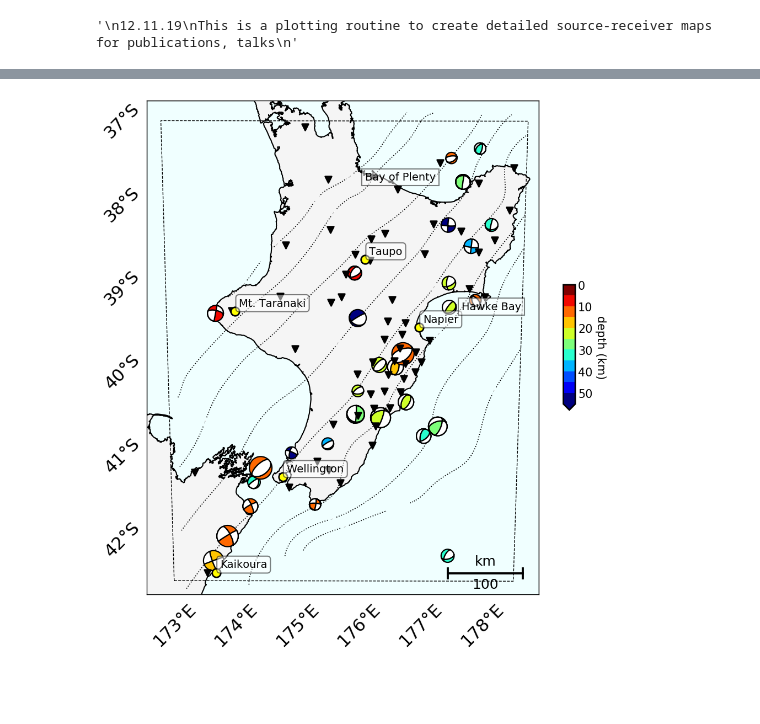
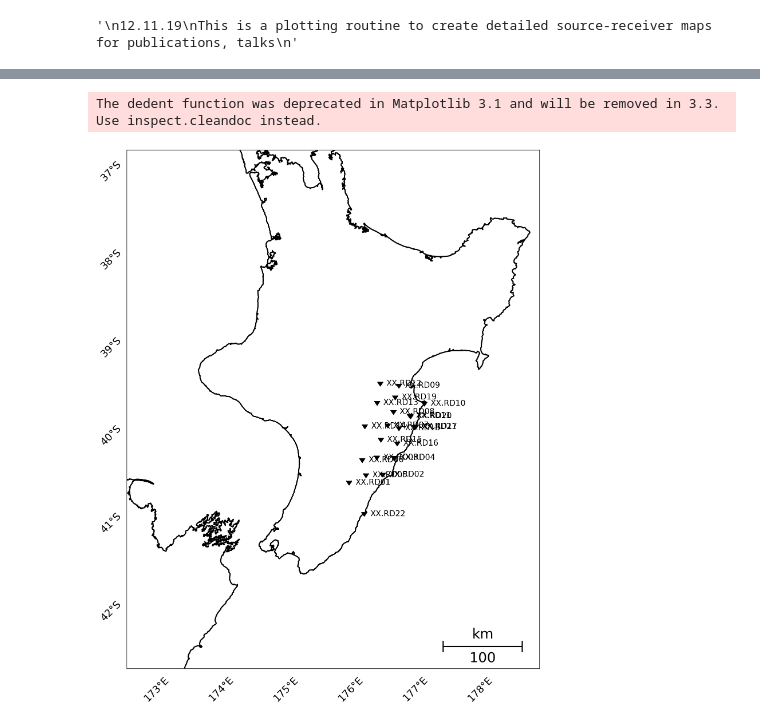
Before and after one commit to bch0w/spectral, a Jupyter notebook: publications/srcrcv_map.ipynb, the cells around one changed output, grey strips where cells are left out. Drawn from its saved outputs; the diff is of its cells as text; code cells hidden in the pictures; blank space fills up the shorter version.

Commit message:
station_list update

```diff
--- a/publications/srcrcv_map.ipynb
+++ b/publications/srcrcv_map.ipynb
@@ -571,12 +583,16 @@ if False:
     # This is for all events
     beachball_norms = [1.275E4, 2.5E4]
     cat = read_events("fullscale227.xml")
+# %%
+stations = np.loadtxt("./TRIAL_STATIONS_LARGE", usecols=(0,1,2,3), dtype=str)  # in Specfem3D format
 # %%
 # Retrieve the station and beachball locations
-sta_x, sta_y, sta_names = get_stations(m, stations, net_ignore=net_ignore, sta_ignore=sta_ignore)
-beachball_colormap = plt.cm.jet_r
-depths, mags, normalize = get_beachballs(cat, cmap=beachball_colormap, norm_a=beachball_norms[0],
-                                         norm_b=beachball_norms[1])
+if stations is not None:
+    sta_x, sta_y, sta_names = get_stations(m, stations, net_ignore=net_ignore, sta_ignore=sta_ignore)
+if cat is not None:
+    beachball_colormap = plt.cm.jet_r
+    depths, mags, normalize = get_beachballs(cat, cmap=beachball_colormap, norm_a=beachball_norms[0],
+                                             norm_b=beachball_norms[1])
 # %%
 # THIS CELL CREATES A GENERAL SOURCE RECEIVER MAP WITH FULL EVENT CATALOG (all_events)
 if False:
@@ -654,7 +670,7 @@ if False:
     plt.savefig("./figures/all_events.png", dpi=dpi, figsize=figsize)
 # %%
 # THIS CELL CREATES A GENERAL SOURCE RECEIVER WITH DOMAIN BOUNDARY AND ANNOTATED CITIES
-if True:
+if False:
     %matplotlib inline
 
     figsize = (10, 12)
@@ -738,8 +754,6 @@ if True:
 
     f.tight_layout()
     plt.savefig("./figures/srcrcv_map.png", dpi=dpi, figsize=figsize)
-# %% [output]
-[figure, removed]
 # %%
 # THIS CELL CREATES A SOURCE RECEIVER MAP USED TO MIMIC TAPE ET AL 2010 SRCRCV MAP
 if False:
@@ -837,9 +851,6 @@ if False:
                            linestyle=contour_linestyle, alpha=contour_alpha,
                            fontsize=clabel_fontsize, format_=clabel_format)
 
-    plot_geonet_active_faults(m, linestyle=fault_linestyle, linewidth=fault_linewidth, color=fault_color,
-                              alpha=fault_alpha)  # this takes a while
-
     plt.savefig("./figures/depth_map.png", dpi=dpi, figsize=figsize)
 # %%
 # THIS CELL CREATES A MISFIT MAP CONNECTING INDIVIDUAL STATIONS AND RECEIVERS
@@ -929,6 +940,51 @@ if False:
             m.plot([ev_x, sta_x], [ev_y, sta_y], linestyle='-', linewidth=7, c=misfit_list[event_id][1], zorder=300)
 
     plt.savefig("./figures/misfit_map.png", dpi=dpi, figsize=figsize)
+# %%
+# THIS CELL CREATES A RECEIVER MAP WITH NAMES
+if True:
+    figsize = (20, 24)
+    dpi = 100
+    f = plt.figure(figsize=figsize, dpi=dpi)
+    ax = f.add_subplot(111)
+    for axis in ['top', 'bottom', 'left', 'right']:
+        ax.spines[axis].set_linewidth(2)
+
+        # Plotting Kwargs to control element sizes and colors
+    station_markersize = 200
+    station_zorder = 100
+    station_color = "ivory"
+    station_marker = 11
+    station_edgecolor = "k"
+    station_fontsize = 20.
+
+    coastline_linewidth = 3
+    continent_color= "w"
+    lake_color = "w"
+    fill_color = "w"
+    scalebar_location = "lower-right"
+    scalebar_fontsize = 35.
+    scalebar_linewidth = 3
+    fontsize = 25
+
+    m = initiate_basemap(map_corners, continent_color=continent_color,
+                         lake_color=lake_color, fill_color=fill_color,
+                         coastline_linewidth=coastline_linewidth, scalebar=True,
+                         scalebar_location=scalebar_location, fontsize=fontsize,
+                         scalebar_fontsize=scalebar_fontsize,
+                         scalebar_linewidth=scalebar_linewidth
+                         )
+
+    # Plot each of the individual components
+    plot_stations(sta_x, sta_y, sta_names, annotate=True, net_ignore=net_ignore, fontsize=station_fontsize,
+                  markersize=station_markersize, zorder=station_zorder, color=station_color,
+                  station_edgecolor=station_edgecolor, station_marker=station_marker)
+
+
+    plt.savefig("./figures/xx_receiver_map.png", dpi=dpi, figsize=figsize)
+# %% [output]
+The dedent function was deprecated in Matplotlib 3.1 and will be removed in 3.3. Use inspect.cleandoc instead.
+[figure, added]
 # %%
 # THIS CELL PLOTS EVENTS BY DEPTH
 if False:
```
Also changed, not shown: parts of 6 cells of this notebook, 3 other files.
